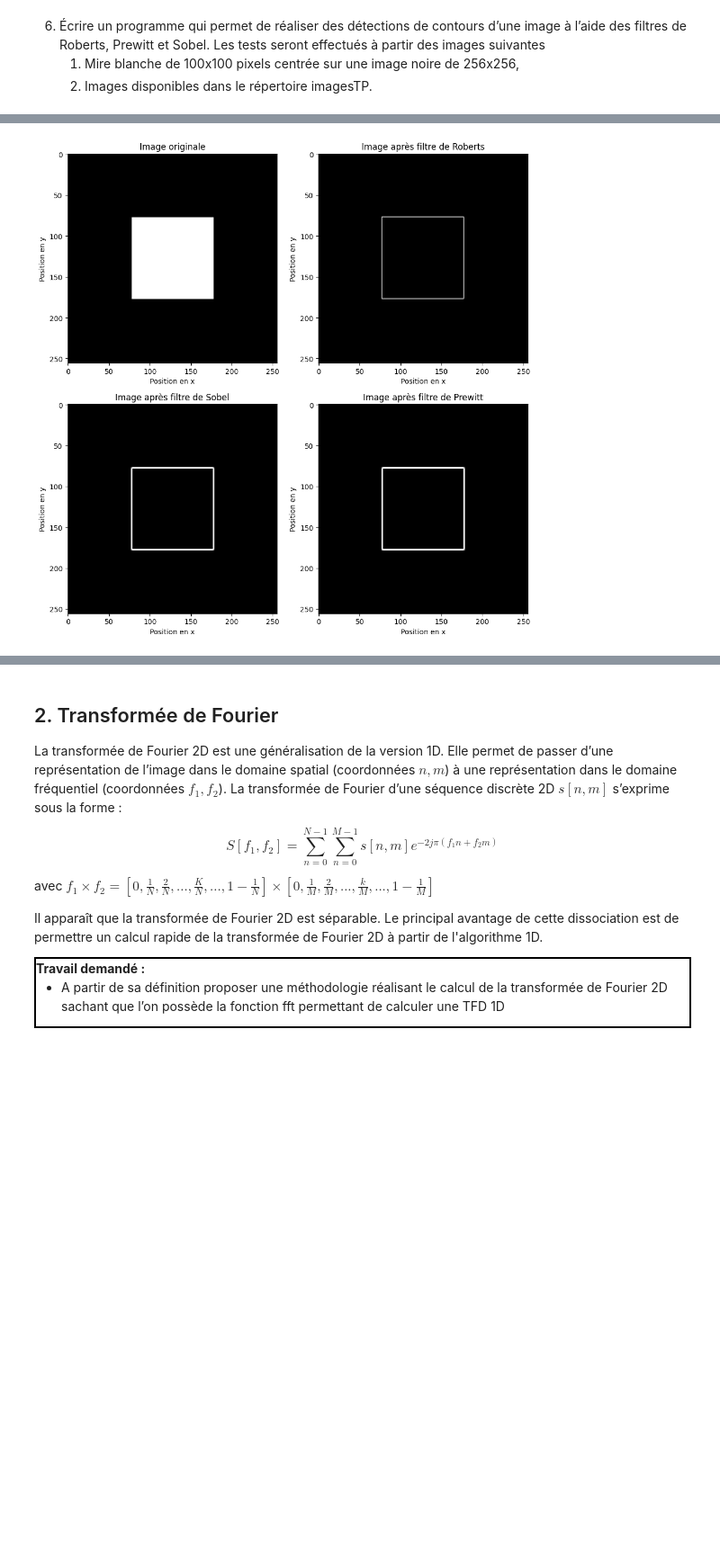
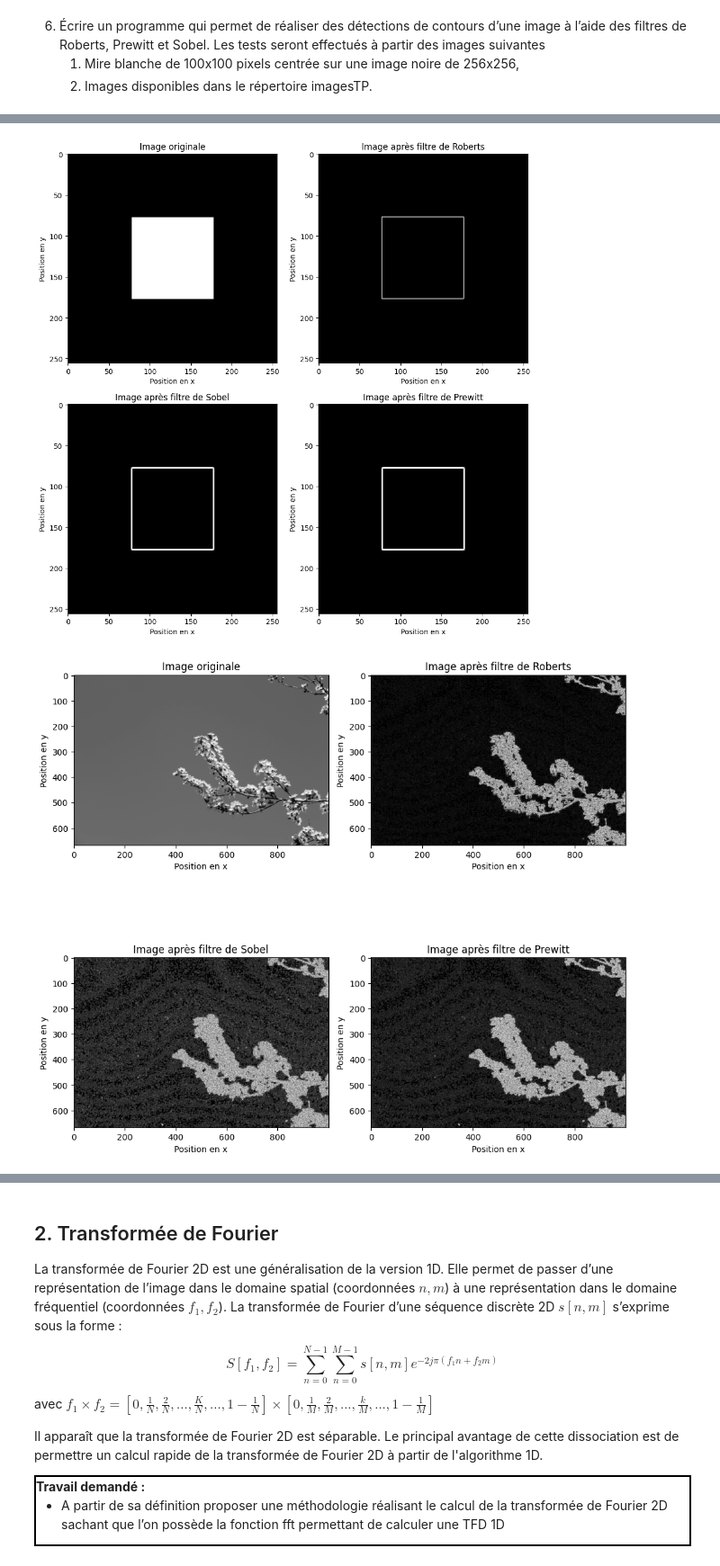
Before and after one commit to ArnoBidet/image-tp, a Jupyter notebook: TP/BIDET_TP1.ipynb, the cells around one changed output, grey strips where cells are left out. Shown at 90% size. Saved outputs shown, nothing was run; the diff lists cells and outputs as text; code cells hidden in the pictures; blank space fills up the shorter version.

```diff
--- a/TP/BIDET_TP1.ipynb
+++ b/TP/BIDET_TP1.ipynb
@@ -226,57 +224,63 @@ def gen_mire():
     return mire
 
 
+def exercice_6(img):
+    img = cv.cvtColor(img, cv.COLOR_RGB2GRAY) if len(img.shape) == 3 else img
+    roberts_mask_ver = np.array([[-1, 0],
+                                [0, 1]])
+    roberts_mask_hor = np.array([[0, -1],
+                                [1, 0]])
+    sobel_mask_ver = np.array([[1,0,-1],
+                        [2,0,-2],
+                        [1,0,-1]])
+    sobel_mask_hor = np.array([[1,2,1],
+                        [0,0,0],
+                        [-1,-2,-1]])
+    prewitt_mask_ver = np.array([[1,0,-1],
+                            [1,0,-1],
+                            [1,0,-1]])
+    prewitt_mask_hor = np.array([[1,1,1],
+                                [0,0,0],
+                                [-1,-1,-1]])
 
-roberts_mask_ver = np.array([[-1, 0],
-                             [0, 1]])
-roberts_mask_hor = np.array([[0, -1],
-                             [1, 0]])
-sobel_mask_ver = np.array([[1,0,-1],
-                       [2,0,-2],
-                       [1,0,-1]])
-sobel_mask_hor = np.array([[1,2,1],
-                       [0,0,0],
-                       [-1,-2,-1]])
-prewitt_mask_ver = np.array([[1,0,-1],
-                         [1,0,-1],
-                         [1,0,-1]])
-prewitt_mask_hor = np.array([[1,1,1],
-                            [0,0,0],
-                            [-1,-1,-1]])
 
-img_mire = gen_mire()
-img_mire_gray = cv.cvtColor(img_mire, cv.COLOR_RGB2GRAY)
-plt.figure(figsize=(10, 10))
-plt.subplot(2, 2, 1)
-plt.imshow(img_mire)
-plt.title("Image originale")
-plt.xlabel("Position en x")
-plt.ylabel("Position en y")
+    plt.figure(figsize=(10, 10))
+    plt.subplot(2, 2, 1)
+    plt.imshow(img, cmap='gray')
+    plt.title("Image originale")
+    plt.xlabel("Position en x")
+    plt.ylabel("Position en y")
 
-plt.subplot(2, 2, 2)
-result = mask_applier(img_mire_gray,roberts_mask_ver, roberts_mask_hor)
-plt.imshow(result, cmap='gray')
-plt.title("Image après filtre de Roberts")
-plt.xlabel("Position en x")
-plt.ylabel("Position en y")
+    plt.subplot(2, 2, 2)
+    result = mask_applier(img,roberts_mask_ver, roberts_mask_hor)
+    plt.imshow(result, cmap='gray')
+    plt.title("Image après filtre de Roberts")
+    plt.xlabel("Position en x")
+    plt.ylabel("Position en y")
 
 
 
-plt.subplot(2, 2, 3)
-result = mask_applier(cv.cvtColor(img_mire,cv.COLOR_RGB2GRAY),sobel_mask_hor, sobel_mask_ver)
-plt.imshow(result, cmap='gray')
-plt.title("Image après filtre de Sobel")
-plt.xlabel("Position en x")
-plt.ylabel("Position en y")
+    plt.subplot(2, 2, 3)
+    result = mask_applier(img,sobel_mask_hor, sobel_mask_ver)
+    plt.imshow(result, cmap='gray')
+    plt.title("Image après filtre de Sobel")
+    plt.xlabel("Position en x")
+    plt.ylabel("Position en y")
 
 
-plt.subplot(2, 2, 4)
-result = mask_applier(cv.cvtColor(img_mire,cv.COLOR_RGB2GRAY),prewitt_mask_hor, prewitt_mask_ver)
-plt.imshow(result, cmap='gray')
-plt.title("Image après filtre de Prewitt")
-plt.xlabel("Position en x")
-plt.ylabel("Position en y")
+    plt.subplot(2, 2, 4)
+    result = mask_applier(img,prewitt_mask_hor, prewitt_mask_ver)
+    plt.imshow(result, cmap='gray')
+    plt.title("Image après filtre de Prewitt")
+    plt.xlabel("Position en x")
+    plt.ylabel("Position en y")
 
-plt.tight_layout()
-plt.show()
+    plt.tight_layout()
+    plt.show()
+
+
+img_mire = gen_mire()
+exercice_6(img_mire)
+exercice_6(img_cerisier_G)
+exercice_6(tresh_img_auto)
 # %% [output]
@@ -292 +287,2 @@ plt.show()
 [figure]
+[figure, added]
```
Also changed, not shown: parts of 2 cells of this notebook.
